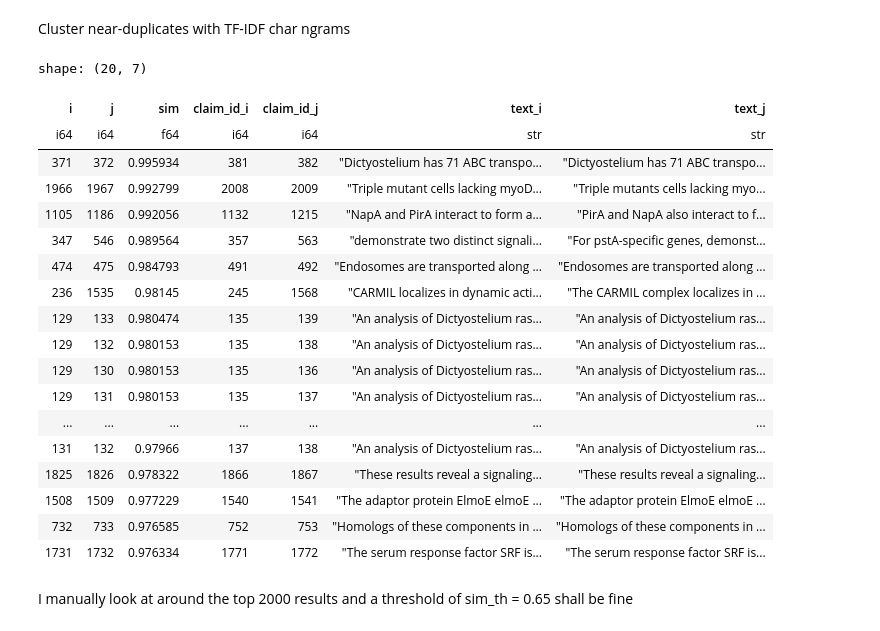
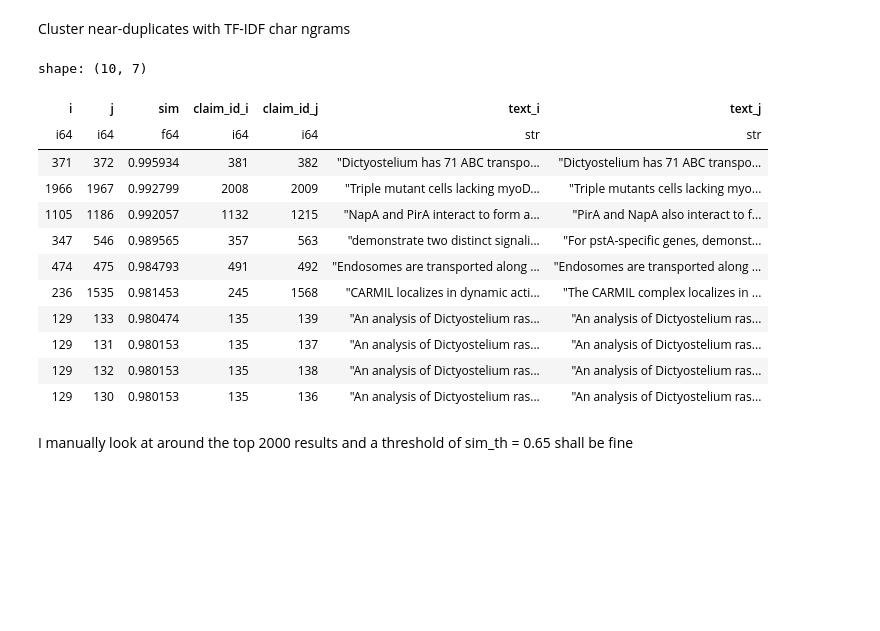
Before and after one commit to fulaibaowang/dictycite, a Jupyter notebook: notebooks/dastasets.ipynb, the cells around one changed output. Drawn from its saved outputs; the diff is of its cells as text; code cells hidden in the pictures; blank space fills up the shorter version.

```diff
--- a/notebooks/dastasets.ipynb
+++ b/notebooks/dastasets.ipynb
@@ -779,39 +780,25 @@ claims_u.height
 # %% [output]
 2020
 # %%
-# clean up brackets and combos of comma, dots
 claims_u = claims_u.with_columns(
     claim_sim=(
         pl.col("claim_plain")
-
-        # A) remove bracket chars (can create new punctuation adjacency)
+        # remove bracket chars
         .str.replace_all(r"[()\[\]{}]", "")
-
-        # B) ; -> ,
+        # ; -> ,
         .str.replace_all(r";", ",")
-
-        # C) whitespace normalize early
-        .str.replace_all(r"\s+", " ")
-
-        # D) normalize obvious dot runs
+        # collapse obvious runs
         .str.replace_all(r"\.{2,}", ".")
-
-        # E) normalize mixed punctuation combos (pass 1)
-        .str.replace_all(r",\s*\.", ".")   # ",." -> "."
-        .str.replace_all(r"\.\s*,", ".")   # "., " -> "."
-        .str.replace_all(r",(\s*,)+", ",") # ",,," / ", ," -> ","
-
-        # F) spacing rules
-        .str.replace_all(r"\s+([,.])", r"$1")              # no space before , .
-        .str.replace_all(r"([,.])([A-Za-z0-9])", r"$1 $2") # space after punctuation if letter/digit follows
-        .str.replace_all(r"\s+", " ")
-
-        # G) FINAL cleanup pass (important!)
-        .str.replace_all(r"\.{2,}", ".")
+        .str.replace_all(r",(\s*,)+", ",")
+        # fix mixed combos
         .str.replace_all(r",\s*\.", ".")
         .str.replace_all(r"\.\s*,", ".")
-        .str.replace_all(r",(\s*,)+", ",")
-
+        # spacing rules
+        .str.replace_all(r"\s+([,.])", r"$1")          # no space before , .
+        .str.replace_all(r",([A-Za-z0-9])", r", $1")   # space after comma
+        .str.replace_all(r"\.([A-Za-z])", r". $1")     # space after dot only before letters (avoids 3.14 -> 3. 14)
+        # final whitespace cleanup
+        .str.replace_all(r"\s+", " ")
         .str.strip_chars()
     )
 )
@@ -832,7 +820,7 @@ vec = TfidfVectorizer(analyzer="char_wb", ngram_range=(3, 5), min_df=1)
 X = vec.fit_transform(texts)
 
 # --- Nearest neighbors (candidate pairs) ---
-k = 15  # increase to 20 if you miss merges
+k = 30  #  <-----------lower value might miss pairs, larger values might slow down
 nn = NearestNeighbors(n_neighbors=min(k, n), metric="cosine").fit(X)
 dist, idx = nn.kneighbors(X, return_distance=True)
 
@@ -841,49 +829,43 @@ dist, idx = nn.kneighbors(X, return_distance=True)
 pairs = []
 for i in range(n):
     for d, j in zip(dist[i], idx[i]):
         if j <= i:
             continue
         sim = 1.0 - float(d)
         pairs.append((i, j, sim))
 
 pairs.sort(key=lambda x: x[2], reverse=True)
 
 # Inspect top similar pairs (e.g. top 100)
-topN = 20
+topN = 10                               # <-------------------change here for look longer list
 pairs_df = pl.DataFrame(
     {
         "i": [p[0] for p in pairs[:topN]],
         "j": [p[1] for p in pairs[:topN]],
         "sim": [p[2] for p in pairs[:topN]],
         "claim_id_i": [ids[p[0]] for p in pairs[:topN]],
         "claim_id_j": [ids[p[1]] for p in pairs[:topN]],
         "text_i": [texts[p[0]] for p in pairs[:topN]],
         "text_j": [texts[p[1]] for p in pairs[:topN]],
     }
 ).sort("sim", descending=True)
 
 with pl.Config(fmt_str_lengths=500, tbl_rows=topN, tbl_cols=20):
     display(pairs_df)
 # %% [output]
-shape: (20, 7)
+shape: (10, 7)
 | i | j | sim | claim_id_i | claim_id_j | text_i | text_j |
 | i64 | i64 | f64 | i64 | i64 | str | str |
 | 371 | 372 | 0.995934 | 381 | 382 | "Dictyostelium has 71 ABC transpo... | "Dictyostelium has 71 ABC transpo... |
 | 1966 | 1967 | 0.992799 | 2008 | 2009 | "Triple mutant cells lacking myoD... | "Triple mutants cells lacking myo... |
-| 1105 | 1186 | 0.992056 | 1132 | 1215 | "NapA and PirA interact to form a... | "PirA and NapA also interact to f... |
-| 347 | 546 | 0.989564 | 357 | 563 | "demonstrate two distinct signali... | "For pstA-specific genes, demonst... |
+| 1105 | 1186 | 0.992057 | 1132 | 1215 | "NapA and PirA interact to form a... | "PirA and NapA also interact to f... |
+| 347 | 546 | 0.989565 | 357 | 563 | "demonstrate two distinct signali... | "For pstA-specific genes, demonst... |
 | 474 | 475 | 0.984793 | 491 | 492 | "Endosomes are transported along ... | "Endosomes are transported along ... |
-| 236 | 1535 | 0.98145 | 245 | 1568 | "CARMIL localizes in dynamic acti... | "The CARMIL complex localizes in ... |
+| 236 | 1535 | 0.981453 | 245 | 1568 | "CARMIL localizes in dynamic acti... | "The CARMIL complex localizes in ... |
 | 129 | 133 | 0.980474 | 135 | 139 | "An analysis of Dictyostelium ras... | "An analysis of Dictyostelium ras... |
+| 129 | 131 | 0.980153 | 135 | 137 | "An analysis of Dictyostelium ras... | "An analysis of Dictyostelium ras... |
 | 129 | 132 | 0.980153 | 135 | 138 | "An analysis of Dictyostelium ras... | "An analysis of Dictyostelium ras... |
 | 129 | 130 | 0.980153 | 135 | 136 | "An analysis of Dictyostelium ras... | "An analysis of Dictyostelium ras... |
-| 129 | 131 | 0.980153 | 135 | 137 | "An analysis of Dictyostelium ras... | "An analysis of Dictyostelium ras... |
-| ... | ... | ... | ... | ... | ... | ... |
-| 131 | 132 | 0.97966 | 137 | 138 | "An analysis of Dictyostelium ras... | "An analysis of Dictyostelium ras... |
-| 1825 | 1826 | 0.978322 | 1866 | 1867 | "These results reveal a signaling... | "These results reveal a signaling... |
-| 1508 | 1509 | 0.977229 | 1540 | 1541 | "The adaptor protein ElmoE elmoE ... | "The adaptor protein ElmoE elmoE ... |
-| 732 | 733 | 0.976585 | 752 | 753 | "Homologs of these components in ... | "Homologs of these components in ... |
-| 1731 | 1732 | 0.976334 | 1771 | 1772 | "The serum response factor SRF is... | "The serum response factor SRF is... |
 # %% [markdown]
 I manually look at around the top 2000 results and a threshold of
 sim_th = 0.65
```
Also changed, not shown: parts of 21 cells of this notebook, 1 other file.
